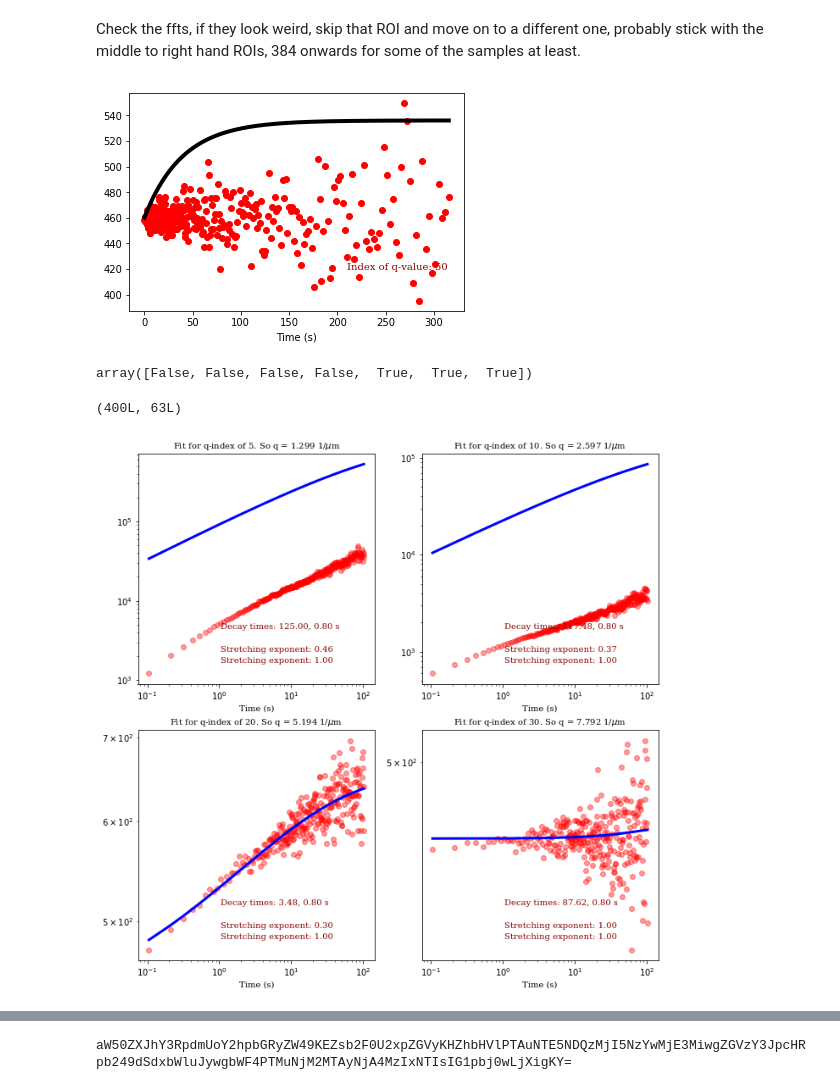
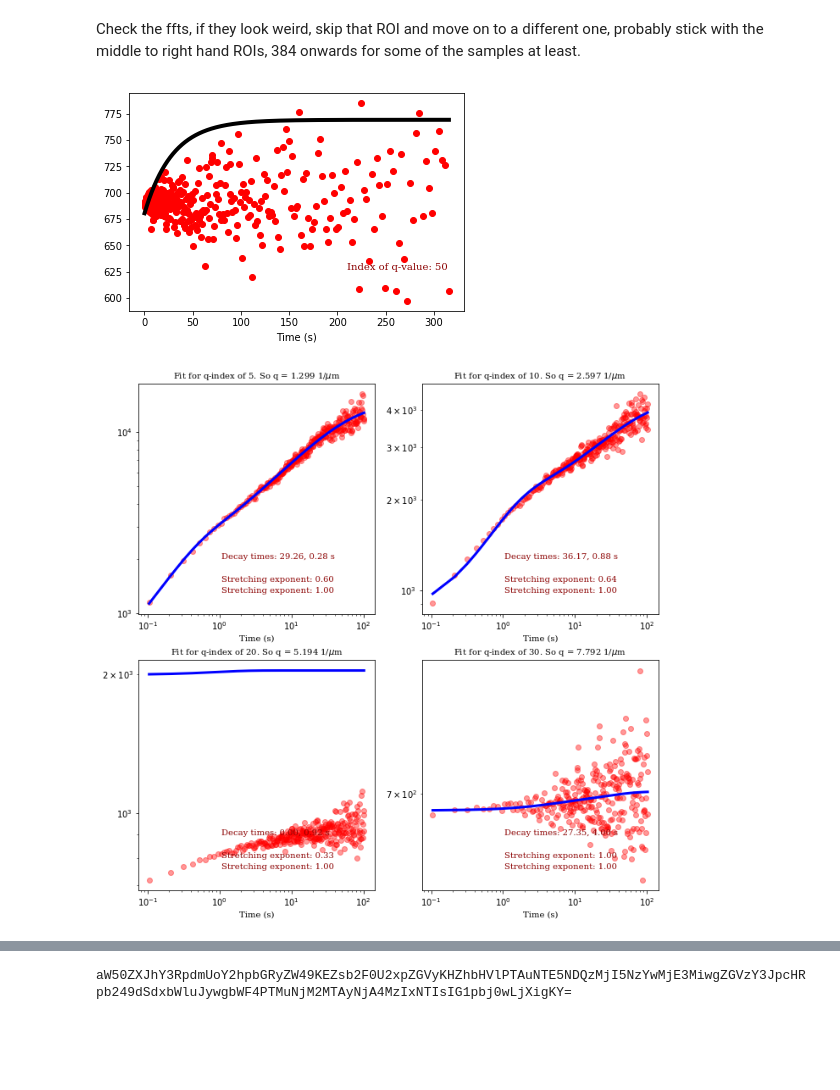
Before and after one commit to chmatsuda/Differential-Dynamic-Microscopy---Python, a Jupyter notebook: (2)DDM analysis for DNA samples.ipynb, the cells around one changed output, grey strips where cells are left out. Saved outputs shown, nothing was run; the diff lists cells and outputs as text; code cells hidden in the pictures; blank space fills up the shorter version.

```diff
--- a/(2)DDM analysis for DNA samples.ipynb
+++ b/(2)DDM analysis for DNA samples.ipynb
@@ -54,9 +54,9 @@ Check the ffts, if they look weird, skip that ROI and move on to a different one
 mpld3.enable_notebook()
 # Change the directory or data file and change the condition number so the average ROI list can be iterated over
 ss = 0 #changes the video
-c = 5 #changes the ROI
+c =4#changes the ROI
 
-data_dir = "Z:\\ChristelleSummer2018\\Data\\BeadsInConditions\\Actin\\2018_07_13\\2018_07_13_Actin9.5fps_2\\"
+data_dir = "Z:\\ChristelleSummer2018\\Data\\BeadsInConditions\\Copolymerized\\2018_07_17\\copoly9.5fps_1\\"
 filename = data_dir.split('\\')[-2]
 data_file = filename + "_MMStack_Pos0.ome_"+ROI[c]+"_128x128_FFTDIFFS_dts_ravs.p"
 
@@ -77,7 +77,7 @@ mpld3.enable_notebook()
 q = np.arange(0,imDimension/2)*2*np.pi*(1./(imDimension*px))
 times = dts/framerate
 q_index = 50
-backg =460
+backg =680
 #We try to use the function `returnReasonableParams` to find reasonable initial guesses for the fitting function
 
 pars,minp,maxp,lmin,lmax,fix = ddm.returnReasonableParams(d=ravs[:,q_index],bg=backg, double=False, fps=framerate)
@@ -88,15 +88,7 @@ plt.text(0.8, 0.2, 'Index of q-value: %i' % q_index, horizontalalignment='center
            transform=ax.transAxes, fontdict=font_plt)
 plt.xlabel('Time (s)');
 # %% [output]
-[figure, old version]
+[figure, new version]
-# %%
-fix
-# %% [output]
-array([False, False, False, False,  True,  True,  True])
-# %%
-ravs.shape
-# %% [output]
-(400L, 63L)
 # %%
 def two_rounds_fitting(data, times):
     '''
@@ -105,17 +97,17 @@ def two_rounds_fitting(data, times):
         https://docs.scipy.org/doc/scipy/reference/generated/scipy.optimize.leastsq.html
     Then, it uses the Levenberg-Marquardt method with the mpfit module.
     '''
-    pars,minp,maxp,lmin,lmax,fix = ddm.returnReasonableParams(d=data, bg=backg, double=False, fps=framerate)
+    pars,minp,maxp,lmin,lmax,fix = ddm.returnReasonableParams(d=data, bg=backg, double=True, fps=framerate)
     #Paramters:
     # Amplitude-0, TimeConst-1, Background-2, Alpha (strtching exp), (... same for second exp..))
     # amplitude_2 - 4; TimeConst_2 - 5
 
     minp[3]=0.3  #minimum alpha
     maxp[3]=1.0  #max alpha
-    maxp[2]=600 #max background
-    minp[2]=200
+    maxp[2]=900 #max background
+    minp[2]=5
     pars[3]=1.0
-    maxp[1] = 125
+    maxp[1] = 700
     maxp[5] = 75
     fix[2]= False
     fix[3]= False
@@ -150,34 +142,34 @@ def two_rounds_fitting(data, times):
                 newPars[i] = minp[i]*1.1
 
     #Now use the Levenberg-Marquardt function. It returns the optimized paramters (fitparamsB), the
     #  best fit (theoryB), any error codes, and the chi-squared value (the sum of squares of the error)
     fitparamsB, theoryB, errCodeB, chi2B = ddm.newFit(data,times,newPars,minp,maxp,lmin,lmax,fix,
                                                       logfit=True,quiet=True,factor=0.8)
 
     return fitparamsB, theoryB, chi2B
 plt.figure(figsize=(11,11)) #Create figure of size 15x15 (inches)
 
 last_time_to_fit = 300
 
 #Loop over four different q-values to do the fit
 for i,q_index in enumerate([5,10,20,30]):
     fitparamsB, theoryB, chi2B = two_rounds_fitting(ravs[:last_time_to_fit,q_index], times[:last_time_to_fit])
     ax = plt.subplot(2,2,i+1) #creating 4 subplots in a 2x2 grid
     ax.loglog(times[:last_time_to_fit],ravs[:last_time_to_fit,q_index],'ro',alpha=0.4)
     ax.plot(times[:last_time_to_fit], theoryB, '-b',lw=3)
     ax.text(0.35,0.25,'Decay times: %.2f, %.2f s' % (fitparamsB[1], fitparamsB[5]),
             fontdict=font_plt,horizontalalignment='left',
             verticalalignment='center', transform=ax.transAxes)
     ax.text(0.35,0.15,'Stretching exponent: %.2f' % fitparamsB[3],
             fontdict=font_plt,horizontalalignment='left',
             verticalalignment='center', transform=ax.transAxes)
     ax.text(0.35,0.10,'Stretching exponent: %.2f' % fitparamsB[6],
             fontdict=font_plt,horizontalalignment='left',
             verticalalignment='center', transform=ax.transAxes)
     ax.set_xlabel("Time (s)", fontdict=font_plt_ax)
     ax.set_title("Fit for q-index of %i. So q = %.3f 1/$\mu$m" % (q_index, q[q_index]), fontdict=font_plt_ax)
 # %% [output]
-[figure, old version]
+[figure, new version]
 # %%
 #Now, we'll do that fit for *all* q-values
 
```
Also changed, not shown: parts of 2 cells of this notebook, 1 other file.
